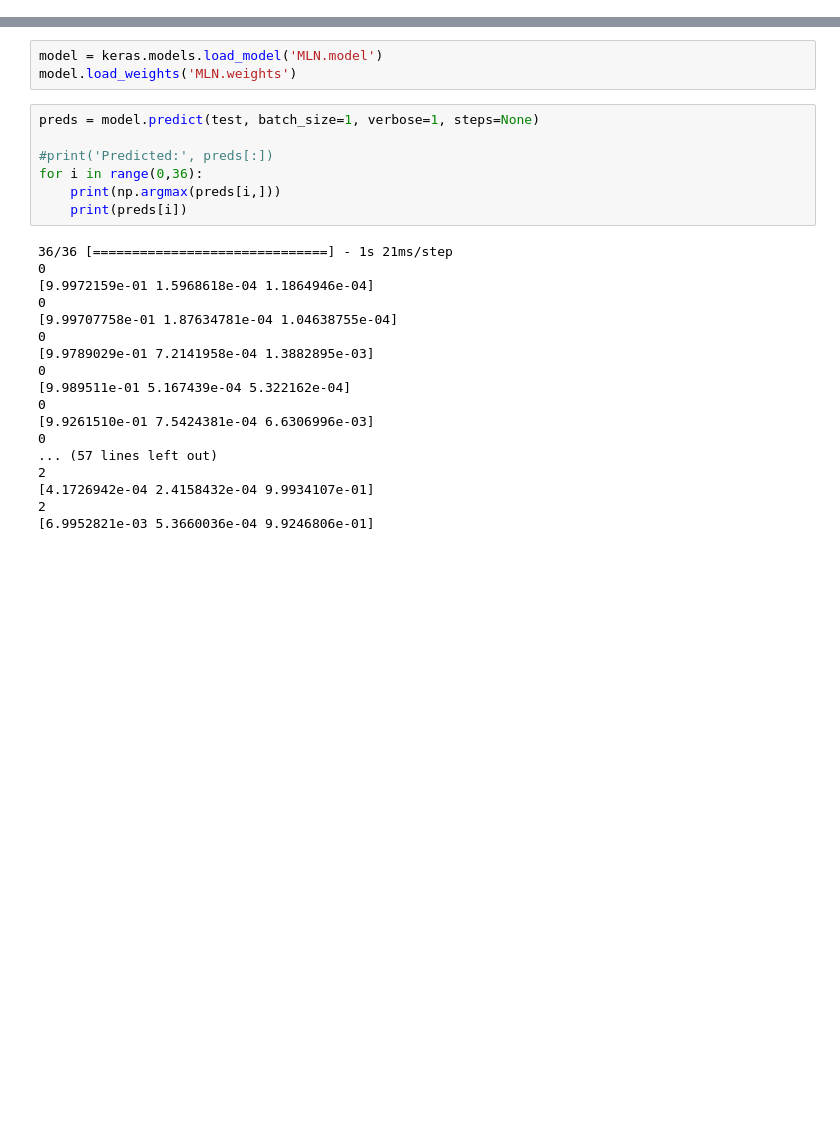
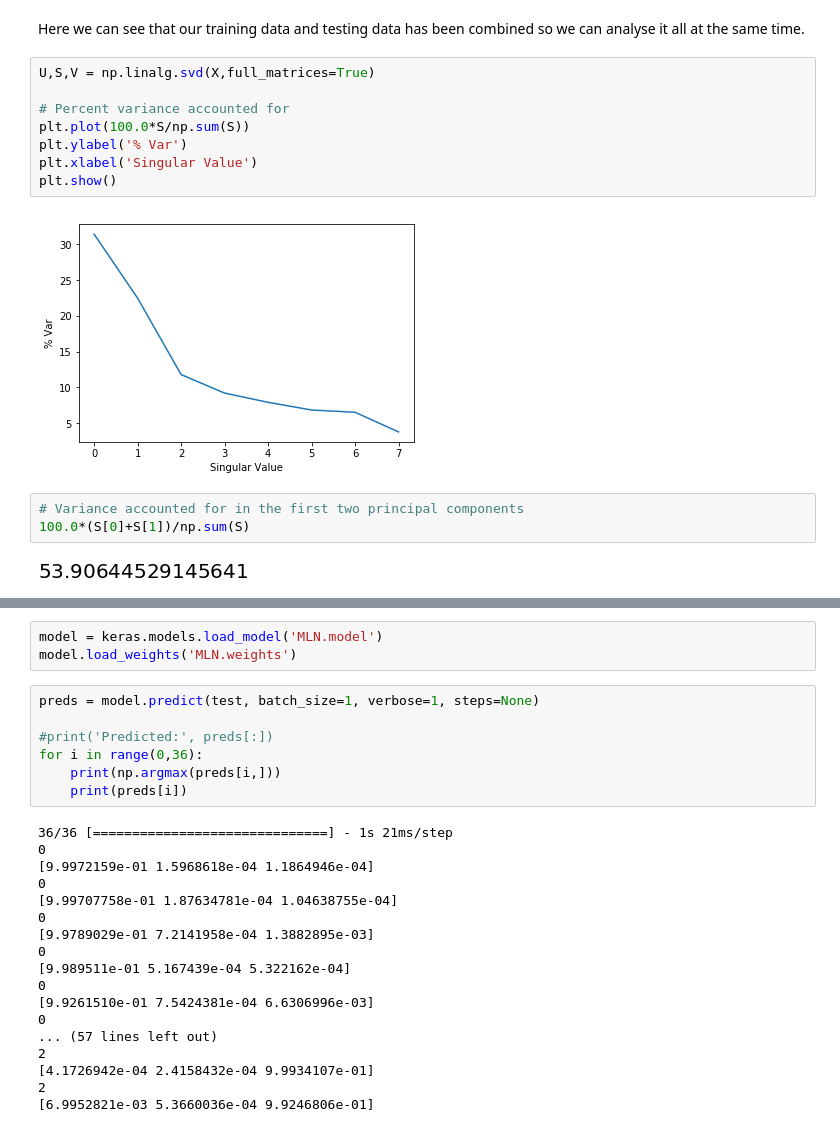
Before and after one commit to holypolarpanda7/S19-team2-project, a Jupyter notebook: demo_net.ipynb, the cells around one changed output, grey strips where cells are left out. Cells and saved outputs as stored; diff of their text form; blank space fills up the shorter version.

```diff
--- a/demo_net.ipynb
+++ b/demo_net.ipynb
@@ -8,0 +124,17 @@ Using TensorFlow backend.
+# %% [markdown]
+Here we can see that our training data and testing data has been combined so we can analyse it all at the same time.
+# %%
+U,S,V = np.linalg.svd(X,full_matrices=True)
+
+# Percent variance accounted for
+plt.plot(100.0*S/np.sum(S))
+plt.ylabel('% Var')
+plt.xlabel('Singular Value')
+plt.show()
+# %% [output]
+[figure, added]
+# %%
+# Variance accounted for in the first two principal components
+100.0*(S[0]+S[1])/np.sum(S)
+# %% [output]
+[figure, added]
```
Also changed, not shown: parts of 11 cells of this notebook.
